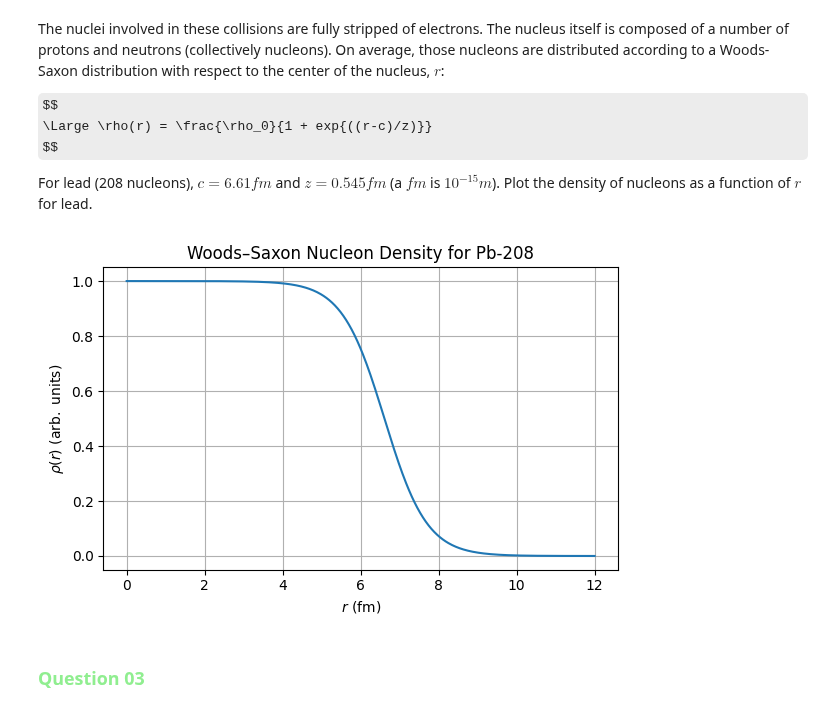
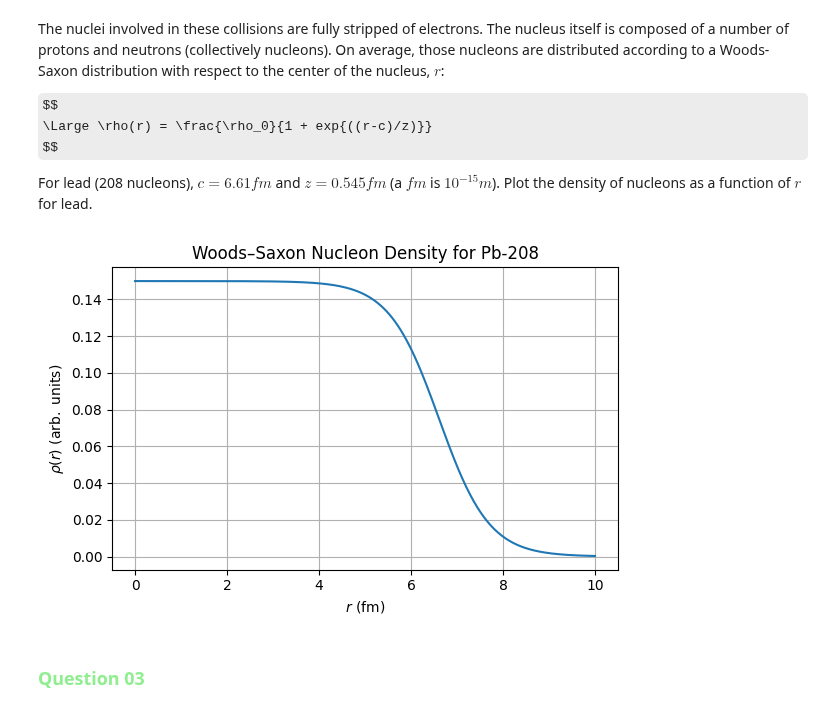
Before and after one commit to hcc7402/Phys503-Work-Campos, a Jupyter notebook: Project_01_NuclearGeometryQGP.ipynb, the cells around one changed output. Drawn from its saved outputs; the diff is of its cells as text; code cells hidden in the pictures; some formulas as TeX source.

```diff
--- a/Project_01_NuclearGeometryQGP.ipynb
+++ b/Project_01_NuclearGeometryQGP.ipynb
@@ -47,29 +45,29 @@ For lead (208 nucleons), $c = 6.61 fm$ and $z=0.545 fm$ (a $fm$ is $10^{-15}m$).
 # %%
 import numpy as np
 import matplotlib.pyplot as plt
 
 # Woods-Saxon parameters for Pb-208
 c = 6.61   # fm
 z = 0.545  # fm
-rho0 = 1.0 # arbitrary normalization
+rho0 = 0.15 # normalization
 
 # radial grid, from 0 to e.g. 12 fm
-r = np.linspace(0, 12, 500)
+r = np.linspace(0, 10, 500)
 
 # Woods-Saxon density
 rho = rho0 / (1 + np.exp((r - c) / z))
 
 # plot stuff
 plt.figure(figsize=(6,4))
 plt.plot(r, rho)
 plt.xlabel(r"$r\ \mathrm{(fm)}$")
 plt.ylabel(r"$\rho(r)\ \mathrm{(arb.\ units)}$")
 plt.title("Woods–Saxon Nucleon Density for Pb-208")
 plt.grid(True)
 plt.tight_layout()
 plt.show()
 # %% [output]
-[figure, old version]
+[figure, new version]
 # %% [markdown]
 ### <span style="color:LightGreen">Question 03</span>
 # %% [markdown]
```
Also changed, not shown: parts of 1 cell of this notebook.
